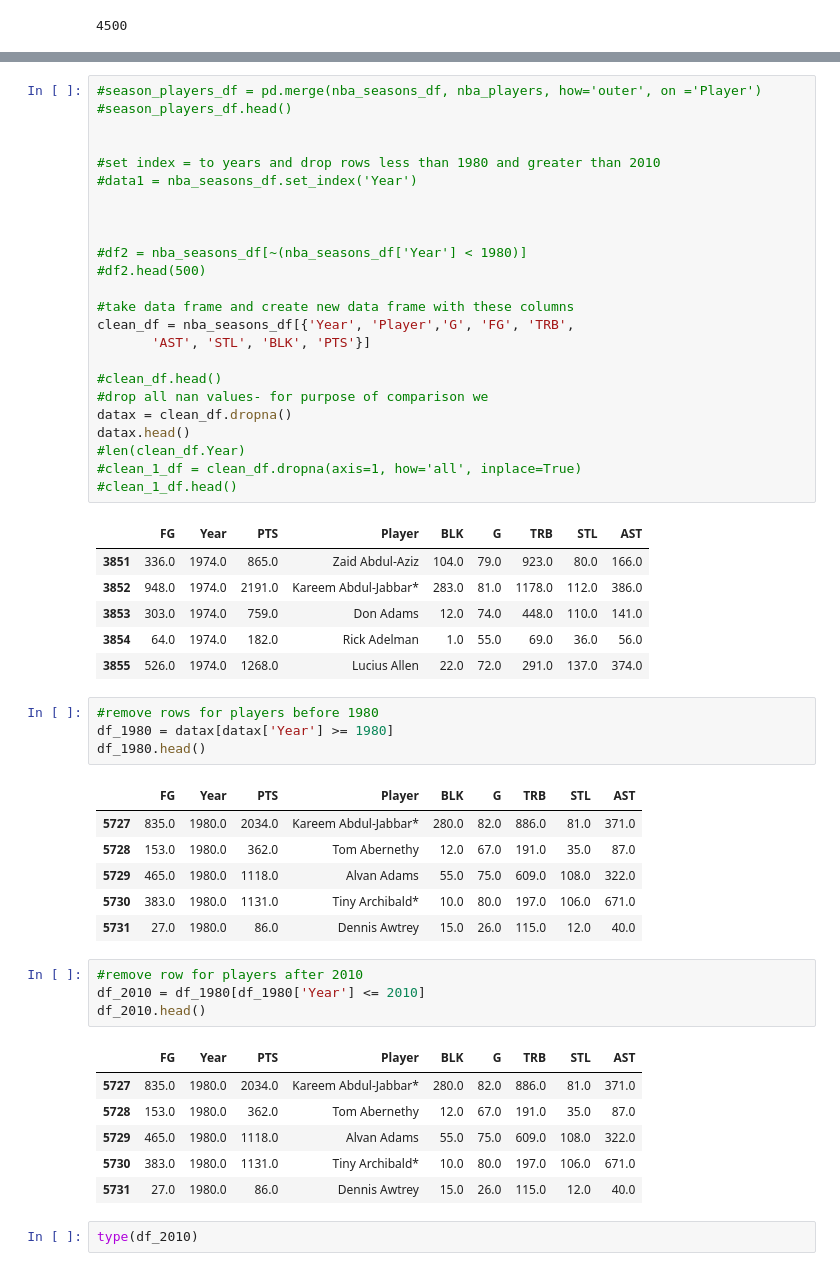
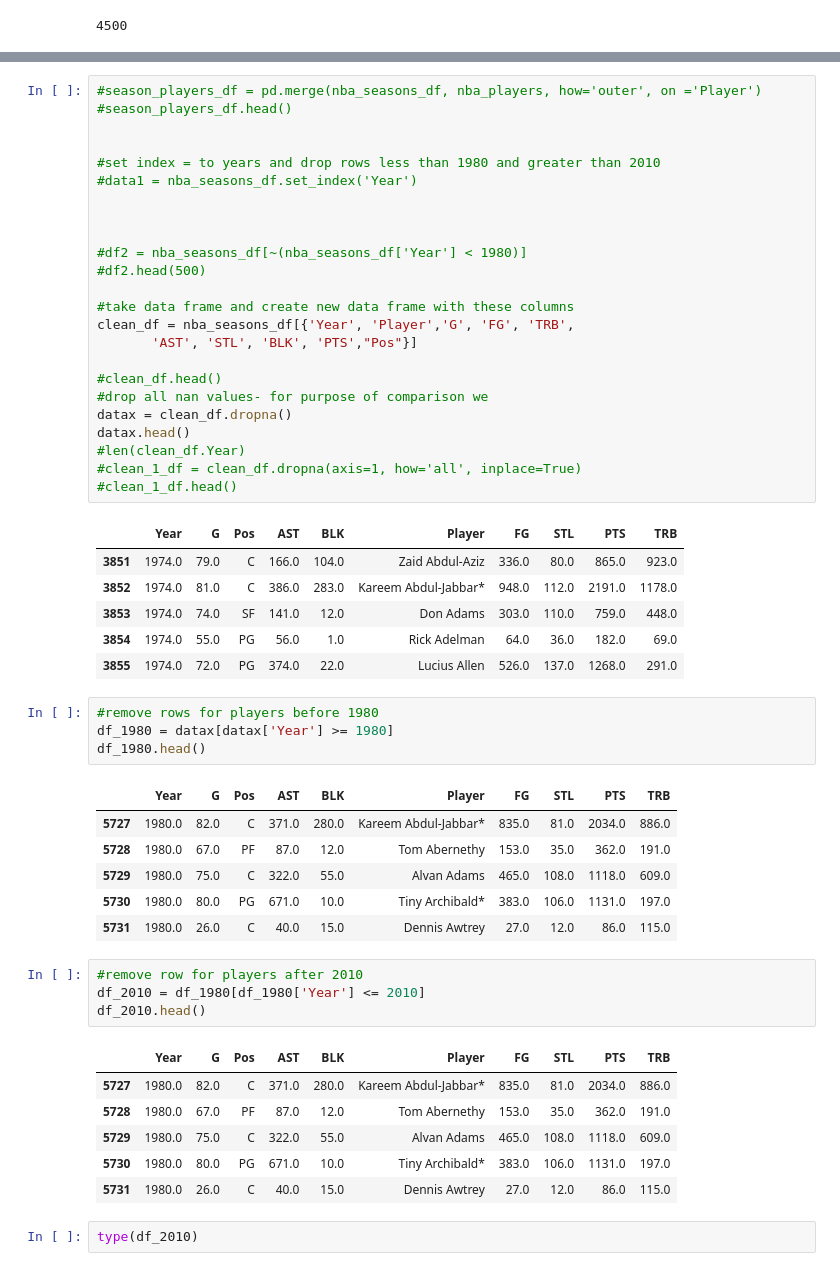
Before and after one commit to puglord88/Purple_Team_Project_1, a Jupyter notebook: NBA DATA CLEAN.ipynb, the cells around one changed output, grey strips where cells are left out. Cells and saved outputs as stored; diff of their text form.

```diff
--- a/NBA DATA CLEAN.ipynb
+++ b/NBA DATA CLEAN.ipynb
@@ -67,56 +77,56 @@ renamed_nba_players_data['Player'].nunique()
 # %%
 #season_players_df = pd.merge(nba_seasons_df, nba_players, how='outer', on ='Player')
 #season_players_df.head()
 
 
 #set index = to years and drop rows less than 1980 and greater than 2010
 #data1 = nba_seasons_df.set_index('Year')
 
 
 
 #df2 = nba_seasons_df[~(nba_seasons_df['Year'] < 1980)]
 #df2.head(500)
 
 #take data frame and create new data frame with these columns
 clean_df = nba_seasons_df[{'Year', 'Player','G', 'FG', 'TRB',
-       'AST', 'STL', 'BLK', 'PTS'}]
+       'AST', 'STL', 'BLK', 'PTS',"Pos"}]
 
 #clean_df.head()
 #drop all nan values- for purpose of comparison we
 datax = clean_df.dropna()
 datax.head()
 #len(clean_df.Year)
 #clean_1_df = clean_df.dropna(axis=1, how='all', inplace=True)
 #clean_1_df.head()
 # %% [output]
-|  | FG | Year | PTS | Player | BLK | G | TRB | STL | AST |
-| 3851 | 336.0 | 1974.0 | 865.0 | Zaid Abdul-Aziz | 104.0 | 79.0 | 923.0 | 80.0 | 166.0 |
-| 3852 | 948.0 | 1974.0 | 2191.0 | Kareem Abdul-Jabbar* | 283.0 | 81.0 | 1178.0 | 112.0 | 386.0 |
-| 3853 | 303.0 | 1974.0 | 759.0 | Don Adams | 12.0 | 74.0 | 448.0 | 110.0 | 141.0 |
-| 3854 | 64.0 | 1974.0 | 182.0 | Rick Adelman | 1.0 | 55.0 | 69.0 | 36.0 | 56.0 |
-| 3855 | 526.0 | 1974.0 | 1268.0 | Lucius Allen | 22.0 | 72.0 | 291.0 | 137.0 | 374.0 |
+|  | Year | G | Pos | AST | BLK | Player | FG | STL | PTS | TRB |
+| 3851 | 1974.0 | 79.0 | C | 166.0 | 104.0 | Zaid Abdul-Aziz | 336.0 | 80.0 | 865.0 | 923.0 |
+| 3852 | 1974.0 | 81.0 | C | 386.0 | 283.0 | Kareem Abdul-Jabbar* | 948.0 | 112.0 | 2191.0 | 1178.0 |
+| 3853 | 1974.0 | 74.0 | SF | 141.0 | 12.0 | Don Adams | 303.0 | 110.0 | 759.0 | 448.0 |
+| 3854 | 1974.0 | 55.0 | PG | 56.0 | 1.0 | Rick Adelman | 64.0 | 36.0 | 182.0 | 69.0 |
+| 3855 | 1974.0 | 72.0 | PG | 374.0 | 22.0 | Lucius Allen | 526.0 | 137.0 | 1268.0 | 291.0 |
 # %%
 #remove rows for players before 1980
 df_1980 = datax[datax['Year'] >= 1980]
 df_1980.head()
 # %% [output]
-|  | FG | Year | PTS | Player | BLK | G | TRB | STL | AST |
-| 5727 | 835.0 | 1980.0 | 2034.0 | Kareem Abdul-Jabbar* | 280.0 | 82.0 | 886.0 | 81.0 | 371.0 |
-| 5728 | 153.0 | 1980.0 | 362.0 | Tom Abernethy | 12.0 | 67.0 | 191.0 | 35.0 | 87.0 |
-| 5729 | 465.0 | 1980.0 | 1118.0 | Alvan Adams | 55.0 | 75.0 | 609.0 | 108.0 | 322.0 |
-| 5730 | 383.0 | 1980.0 | 1131.0 | Tiny Archibald* | 10.0 | 80.0 | 197.0 | 106.0 | 671.0 |
-| 5731 | 27.0 | 1980.0 | 86.0 | Dennis Awtrey | 15.0 | 26.0 | 115.0 | 12.0 | 40.0 |
+|  | Year | G | Pos | AST | BLK | Player | FG | STL | PTS | TRB |
+| 5727 | 1980.0 | 82.0 | C | 371.0 | 280.0 | Kareem Abdul-Jabbar* | 835.0 | 81.0 | 2034.0 | 886.0 |
+| 5728 | 1980.0 | 67.0 | PF | 87.0 | 12.0 | Tom Abernethy | 153.0 | 35.0 | 362.0 | 191.0 |
+| 5729 | 1980.0 | 75.0 | C | 322.0 | 55.0 | Alvan Adams | 465.0 | 108.0 | 1118.0 | 609.0 |
+| 5730 | 1980.0 | 80.0 | PG | 671.0 | 10.0 | Tiny Archibald* | 383.0 | 106.0 | 1131.0 | 197.0 |
+| 5731 | 1980.0 | 26.0 | C | 40.0 | 15.0 | Dennis Awtrey | 27.0 | 12.0 | 86.0 | 115.0 |
 # %%
 #remove row for players after 2010
 df_2010 = df_1980[df_1980['Year'] <= 2010]
 df_2010.head()
 # %% [output]
-|  | FG | Year | PTS | Player | BLK | G | TRB | STL | AST |
-| 5727 | 835.0 | 1980.0 | 2034.0 | Kareem Abdul-Jabbar* | 280.0 | 82.0 | 886.0 | 81.0 | 371.0 |
-| 5728 | 153.0 | 1980.0 | 362.0 | Tom Abernethy | 12.0 | 67.0 | 191.0 | 35.0 | 87.0 |
-| 5729 | 465.0 | 1980.0 | 1118.0 | Alvan Adams | 55.0 | 75.0 | 609.0 | 108.0 | 322.0 |
-| 5730 | 383.0 | 1980.0 | 1131.0 | Tiny Archibald* | 10.0 | 80.0 | 197.0 | 106.0 | 671.0 |
-| 5731 | 27.0 | 1980.0 | 86.0 | Dennis Awtrey | 15.0 | 26.0 | 115.0 | 12.0 | 40.0 |
+|  | Year | G | Pos | AST | BLK | Player | FG | STL | PTS | TRB |
+| 5727 | 1980.0 | 82.0 | C | 371.0 | 280.0 | Kareem Abdul-Jabbar* | 835.0 | 81.0 | 2034.0 | 886.0 |
+| 5728 | 1980.0 | 67.0 | PF | 87.0 | 12.0 | Tom Abernethy | 153.0 | 35.0 | 362.0 | 191.0 |
+| 5729 | 1980.0 | 75.0 | C | 322.0 | 55.0 | Alvan Adams | 465.0 | 108.0 | 1118.0 | 609.0 |
+| 5730 | 1980.0 | 80.0 | PG | 671.0 | 10.0 | Tiny Archibald* | 383.0 | 106.0 | 1131.0 | 197.0 |
+| 5731 | 1980.0 | 26.0 | C | 40.0 | 15.0 | Dennis Awtrey | 27.0 | 12.0 | 86.0 | 115.0 |
 # %%
 type(df_2010)
 # %% [output]
```
Also changed, not shown: parts of 29 cells of this notebook, 1 other file.
